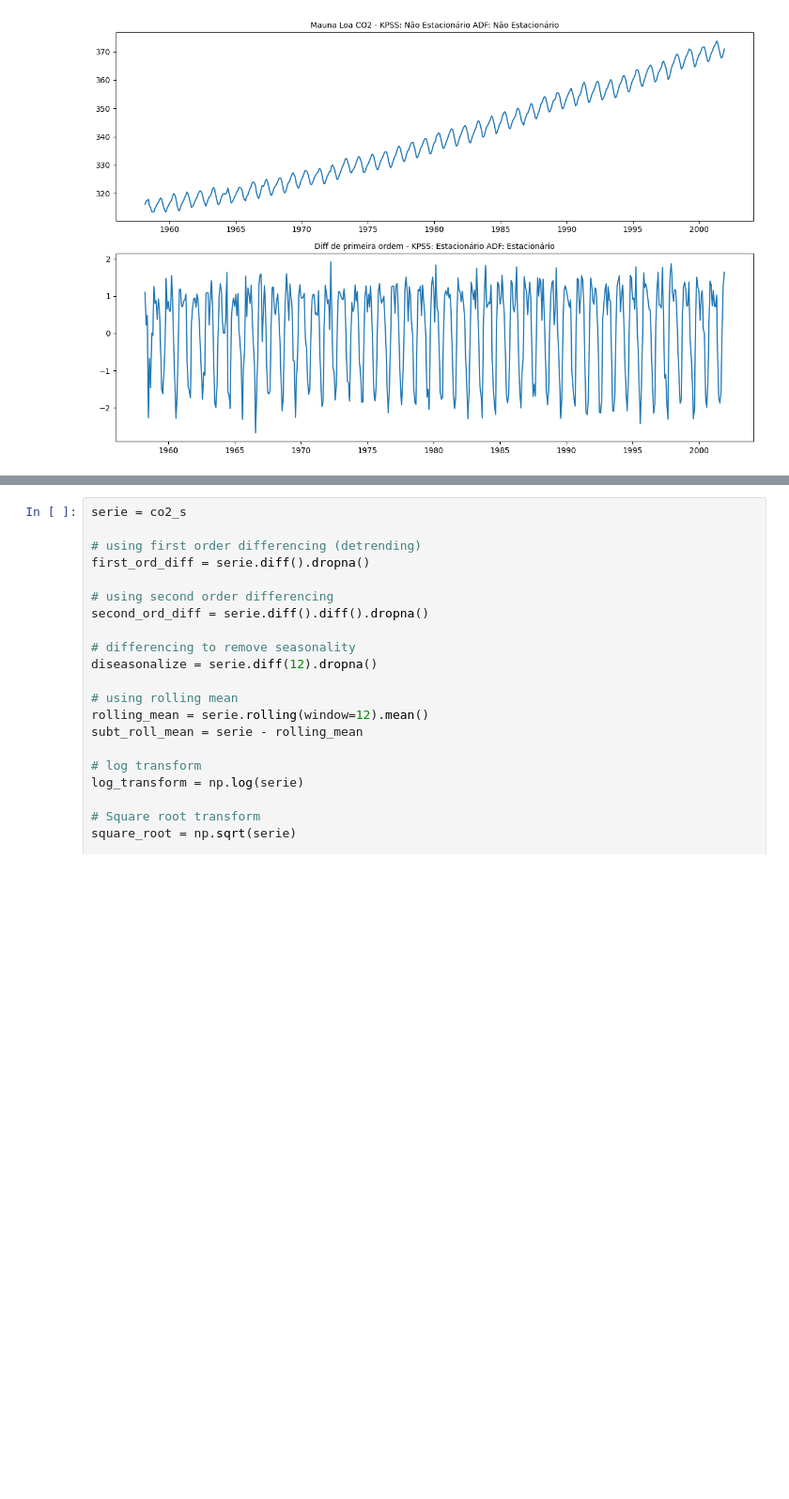
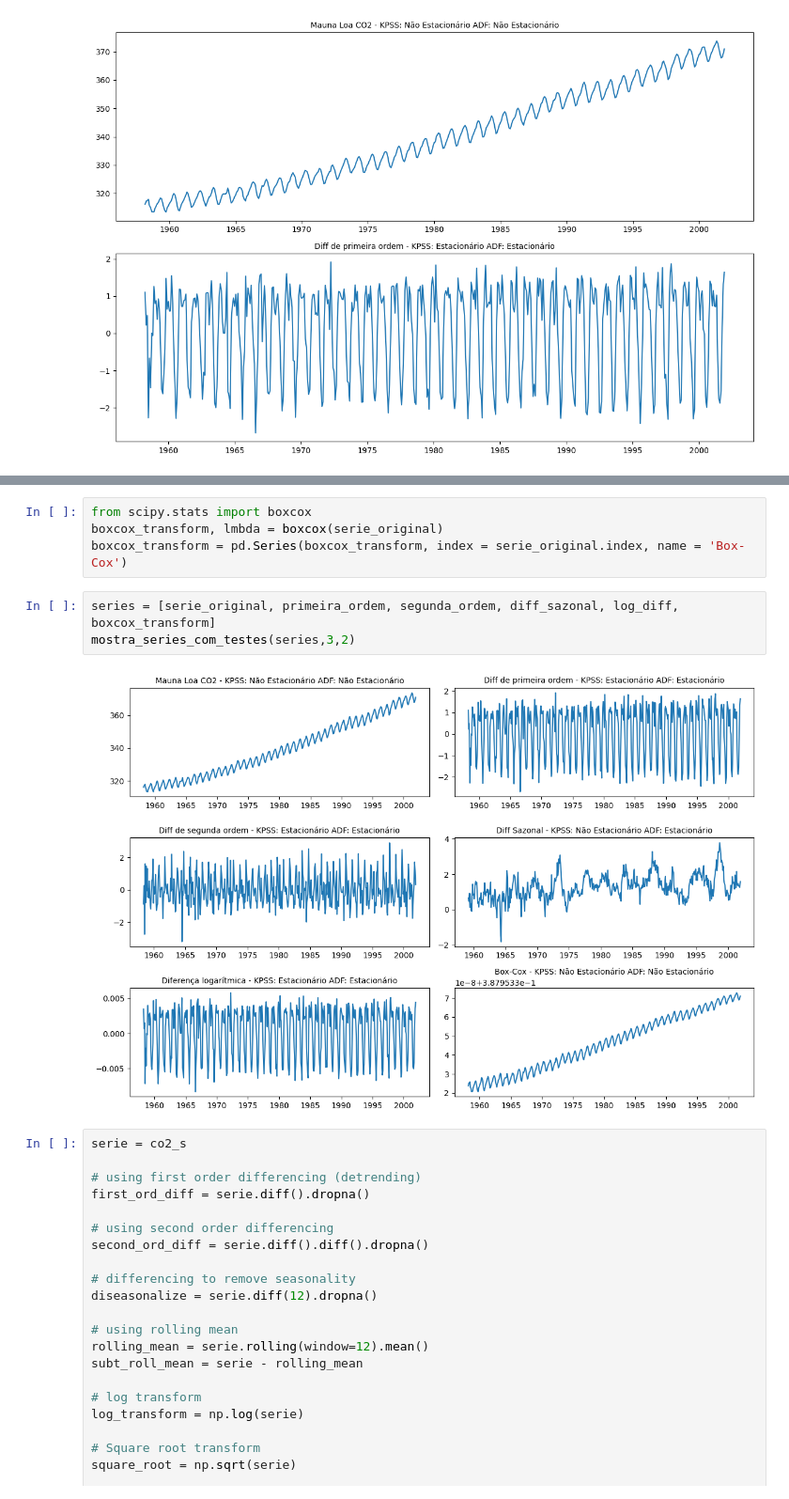
Before and after one commit to danielrferreira/classes, a Jupyter notebook: ASN/Séries Temporais/preparacao/Aula 4.ipynb, the cells around one changed output, grey strips where cells are left out. Shown at 94% size. Saved outputs shown, nothing was run; the diff lists cells and outputs as text; blank space fills up the shorter version.

Commit message:
boxcox

```diff
--- a/ASN/Séries Temporais/preparacao/Aula 4.ipynb
+++ b/ASN/Séries Temporais/preparacao/Aula 4.ipynb
@@ -329,3 +233,12 @@ Name: Mauna Loa CO2, Length: 329, dtype: float64
+# %%
+from scipy.stats import boxcox
+boxcox_transform, lmbda = boxcox(serie_original)
+boxcox_transform = pd.Series(boxcox_transform, index = serie_original.index, name = 'Box-Cox')
+# %%
+series = [serie_original, primeira_ordem, segunda_ordem, diff_sazonal, log_diff, boxcox_transform]
+mostra_series_com_testes(series,3,2)
+# %% [output]
+[figure, added]
 # %%
 serie = co2_s
 
```
Also changed, not shown: parts of 18 cells of this notebook.
